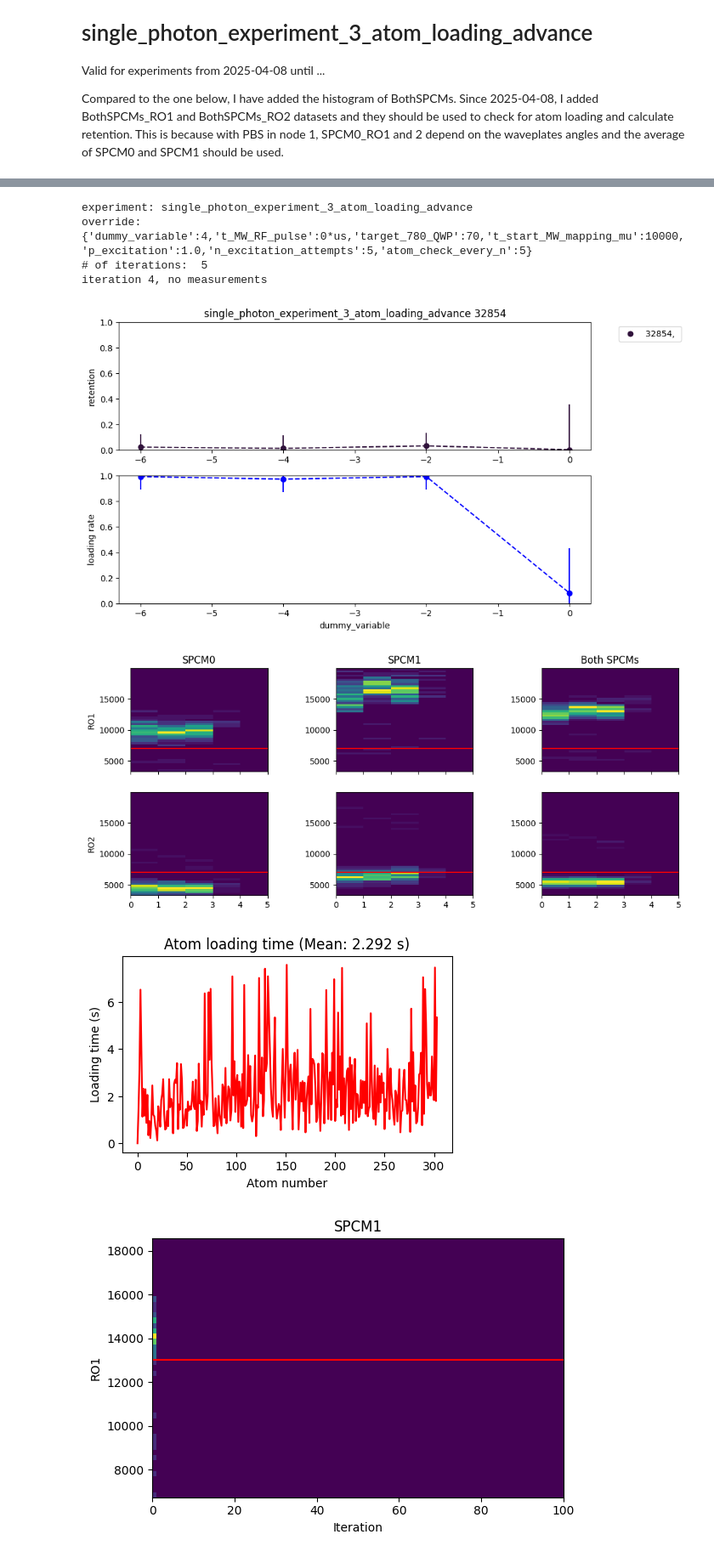
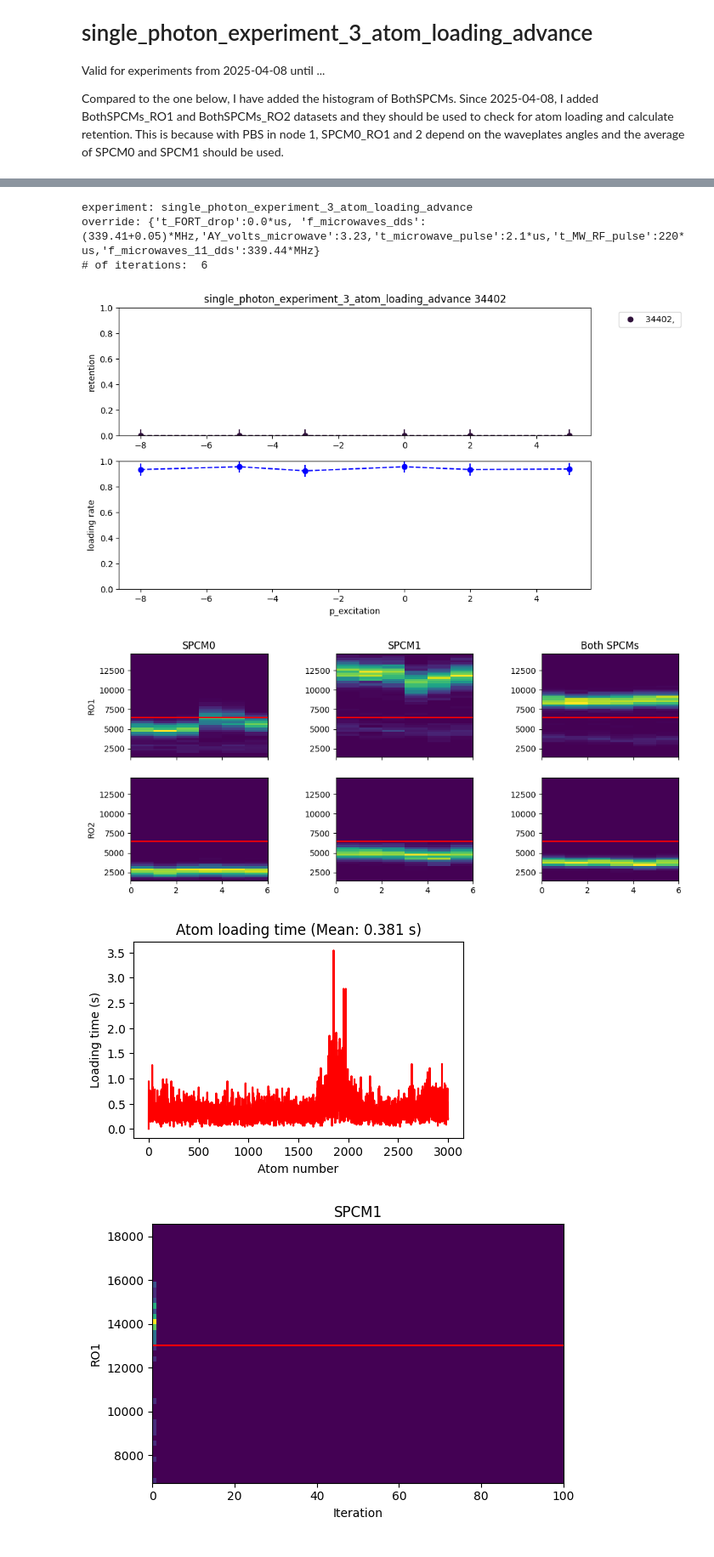
Before and after one commit to QuantumQuadrate/qn_artiq_routines, a Jupyter notebook: Analysis/Single photon analysis/singe_photon_analysis_2025.ipynb, the cells around one changed output, grey strips where cells are left out. Shown at 85% size. Drawn from its saved outputs; the diff is of its cells as text; code cells hidden in the pictures.

```diff
--- a/Analysis/Single photon analysis/singe_photon_analysis_2025.ipynb
+++ b/Analysis/Single photon analysis/singe_photon_analysis_2025.ipynb
@@ -4,7 +4,7 @@ Valid for experiments from 2025-04-08 until ...
 
 Compared to the one below, I have added the histogram of BothSPCMs. Since 2025-04-08, I added BothSPCMs_RO1 and BothSPCMs_RO2 datasets and they should be used to check for atom loading and calculate retention. This is because with PBS in node 1, SPCM0_RO1 and 2 depend on the waveplates angles and the average of SPCM0 and SPCM1 should be used.
 # %%
-date_filters = ["2026-01-20"]
+date_filters = ["2026-03-11"]
 
 from matplotlib import pyplot as plt
 import matplotlib as mpl
@@ -67,7 +73,7 @@ file 7 (C:\Networking Experiment\artiq codes\artiq-master\results\2026-01-20\14\
 # %%
 ### the file(s) to analyze:
 file_indices = {
-    6:'',
+    12:'',
 }
 
 compare = True # compare multiple files in the same retention and loading plots
@@ -308,39 +314,38 @@ if showhist:
     cax4 = ax4.imshow(np.array(SPCM0_RO2_hists[0]).transpose(), origin='lower', extent=[0, iterations, histMin, histMax])
     ax4.set_ylabel("RO2")
     ax4.axhline(cutoff2 / t_SPCM_first_shot, color='red')
     ax4.set_aspect('auto')
 
     ### Plot for SPCM1 RO2 in the 2nd row, 2nd column
     cax5 = ax5.imshow(np.array(SPCM1_RO2_hists[0]).transpose(), origin='lower', extent=[0, iterations, histMin, histMax])
     ax5.axhline(cutoff2 / t_SPCM_first_shot, color='red')
     ax5.set_aspect('auto')
 
     ### Plot for BothSPCMs RO2 in the 2nd row, 3rd column
     cax6 = ax6.imshow(np.array(BothSPCMs_RO2_hists[0]).transpose(), origin='lower', extent=[0, iterations, histMin, histMax])
     ax6.axhline(cutoff2 / t_SPCM_first_shot, color='red')
     ax6.set_aspect('auto')
 
     plt.subplots_adjust(hspace=0.2, wspace=0.5)
 plt.show()
 
 #######  Atom loading time plot
 ## We can slice the array to separate iterations later, if we want.
 mean_loading_time = np.mean(Atom_loading_time)
 plt.figure(figsize=(5, 3))
 plt.plot(Atom_loading_time, 'r-')
 
 plt.xlabel("Atom number")
 plt.ylabel("Loading time (s)")
 plt.title(f"Atom loading time (Mean: {mean_loading_time:.3f} s)")
 plt.show()
 # %% [output]
 experiment: single_photon_experiment_3_atom_loading_advance
-override: {'dummy_variable':4,'t_MW_RF_pulse':0*us,'target_780_QWP':70,'t_start_MW_mapping_mu':10000,'p_excitation':1.0,'n_excitation_attempts':5,'atom_check_every_n':5}
-# of iterations:  5
-iteration 4, no measurements
+override: {'t_FORT_drop':0.0*us, 'f_microwaves_dds':(339.41+0.05)*MHz,'AY_volts_microwave':3.23,'t_microwave_pulse':2.1*us,'t_MW_RF_pulse':220*us,'f_microwaves_11_dds':339.44*MHz}
+# of iterations:  6
-[figure, old version]
+[figure, new version]
-[figure, old version]
+[figure, new version]
-[figure, old version]
+[figure, new version]
 # %%
 """
 Slicing SPCM1_RO1 into more sections to see the readout fluctuation over time in more details.
```
Also changed, not shown: parts of 3 cells of this notebook, 3 other files.
